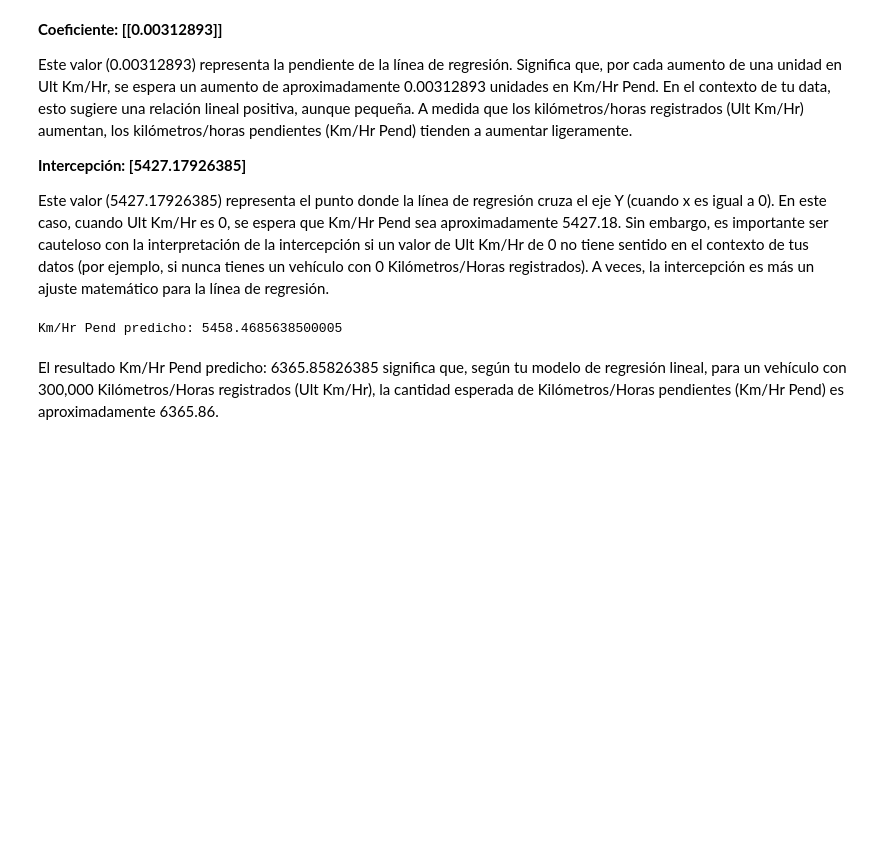
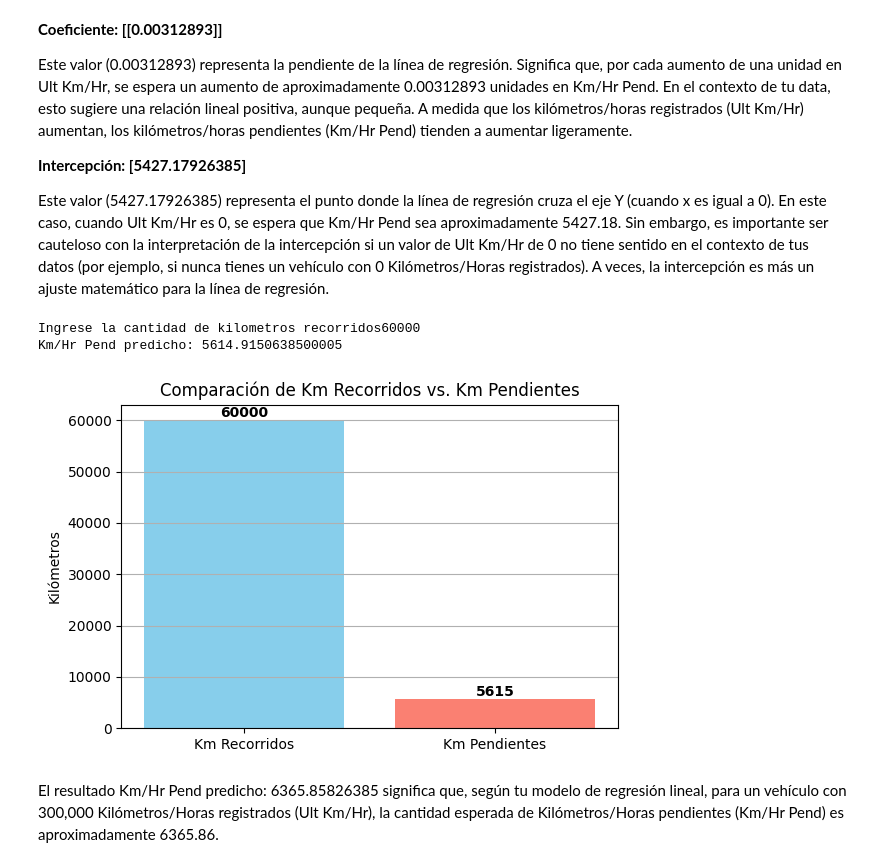
Before and after one commit to jdmartinezrs/K-NN_MODEL_KM_VEHICLE_PREDICTION, a Jupyter notebook: Mision1.ipynb, the cells around one changed output. Cells and saved outputs as stored; diff of their text form; code cells hidden in the pictures; blank space fills up the shorter version.

Commit message:
se integra el input y ademas se incluye la generación automática de la gráfica

```diff
--- a/Mision1.ipynb
+++ b/Mision1.ipynb
@@ -84,15 +83,30 @@ intercepcion = 5427.17926385
-# %%
-# Define a variable for the input value (Ult Km/Hr)
-# Replace 'some_ult_km_hr_value' with the actual value you want to predict for
-ult_km_hr_value = 10000  # Example value
-
-# Calculate the predicted Km/Hr Pend using the equation
-km_hr_pend_predicho = (coeficiente * ult_km_hr_value) + intercepcion
-
-# Print the predicted value
-print("Km/Hr Pend predicho:", km_hr_pend_predicho)
-# %% [output]
-Km/Hr Pend predicho: 5458.4685638500005
+# %%
+import matplotlib.pyplot as plt
+# Define a variable for the input value (Ult Km/Hr)
+ult_km_hr_value = int(input('Ingrese la cantidad de kilometros recorridos')) # Example value
+# Calcule el Km/Hr Pend previsto utilizando la ecuación
+km_hr_pend_predicho = (coeficiente * ult_km_hr_value) + intercepcion
+print("Km/Hr Pend predicho:", km_hr_pend_predicho)
+
+
+labels = ['Km Recorridos', 'Km Pendientes']
+values = [ult_km_hr_value, km_hr_pend_predicho]
+
+plt.figure(figsize=(6, 4))
+plt.bar(labels, values, color=['skyblue', 'salmon'])
+plt.title('Comparación de Km Recorridos vs. Km Pendientes')
+plt.ylabel('Kilómetros')
+plt.grid(axis='y')
+
+for i, v in enumerate(values):
+    plt.text(i, v + max(values)*0.01, f'{v:.0f}', ha='center', fontweight='bold')
+
+plt.tight_layout()
+plt.show()
+# %% [output]
+Ingrese la cantidad de kilometros recorridos60000
+Km/Hr Pend predicho: 5614.9150638500005
+[figure, added]
 # %% [markdown]
 El resultado Km/Hr Pend predicho: 6365.85826385 significa que, según tu modelo de regresión lineal, para un vehículo con 300,000 Kilómetros/Horas registrados (Ult Km/Hr), la cantidad esperada de Kilómetros/Horas pendientes (Km/Hr Pend) es aproximadamente 6365.86.
 # %% [markdown]
```
Also changed, not shown: parts of 5 cells of this notebook.
